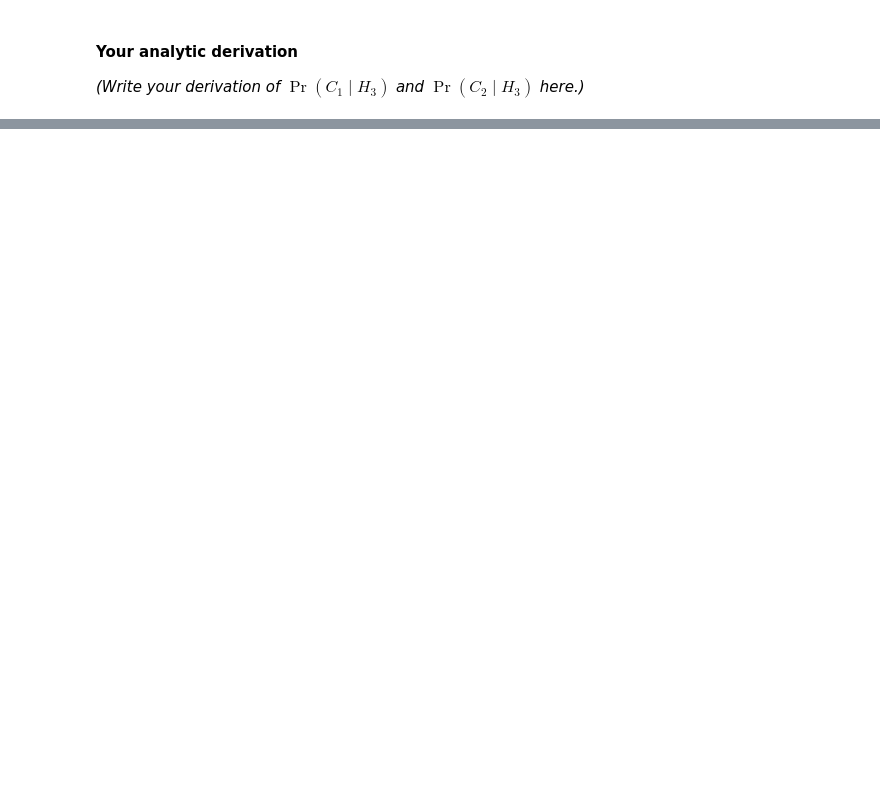
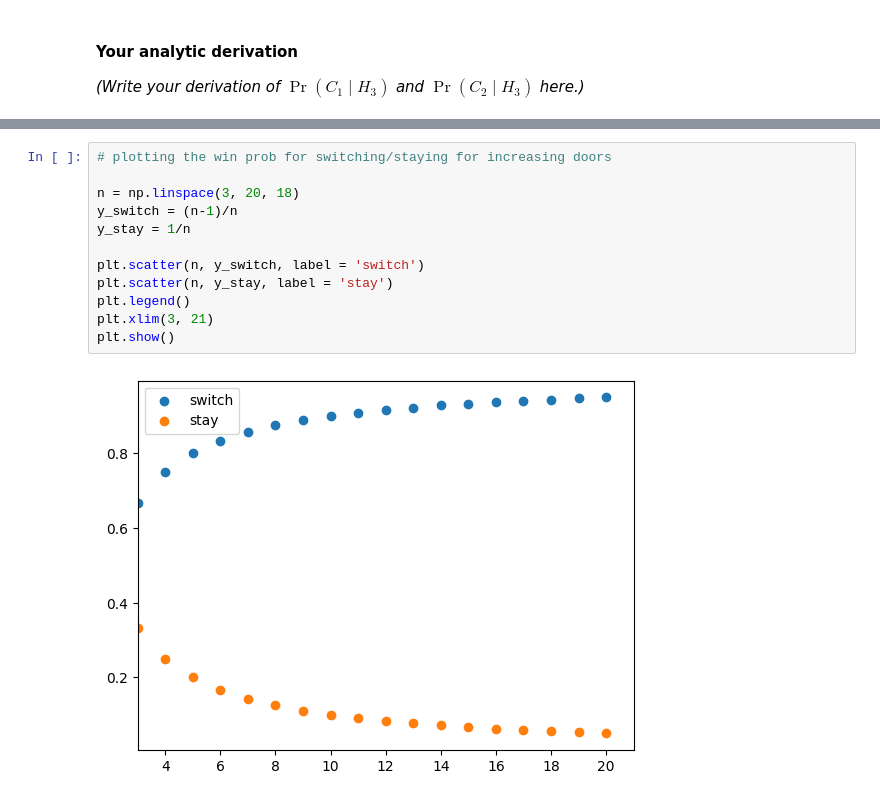
Before and after one commit to Henri-8/Bayesian-Stats-HS2026, a Jupyter notebook: my_exercise_solutions/week2_exercise_probabilities_henri.ipynb, the cells around one changed output, grey strips where cells are left out. Saved outputs shown, nothing was run; the diff lists cells and outputs as text; blank space fills up the shorter version.

```diff
--- a/my_exercise_solutions/week2_exercise_probabilities_henri.ipynb
+++ b/my_exercise_solutions/week2_exercise_probabilities_henri.ipynb
@@ -194,0 +303,14 @@ $$\Pr(C_1 \mid H_3) = \frac{\Pr(H_3 \mid C_1)\,\Pr(C_1)}{\Pr(H_3)}$$
+# %%
+# plotting the win prob for switching/staying for increasing doors
+
+n = np.linspace(3, 20, 18)
+y_switch = (n-1)/n
+y_stay = 1/n
+
+plt.scatter(n, y_switch, label = 'switch')
+plt.scatter(n, y_stay, label = 'stay')
+plt.legend()
+plt.xlim(3, 21)
+plt.show()
+# %% [output]
+[figure, added]
```
Also changed, not shown: parts of 3 cells of this notebook.
